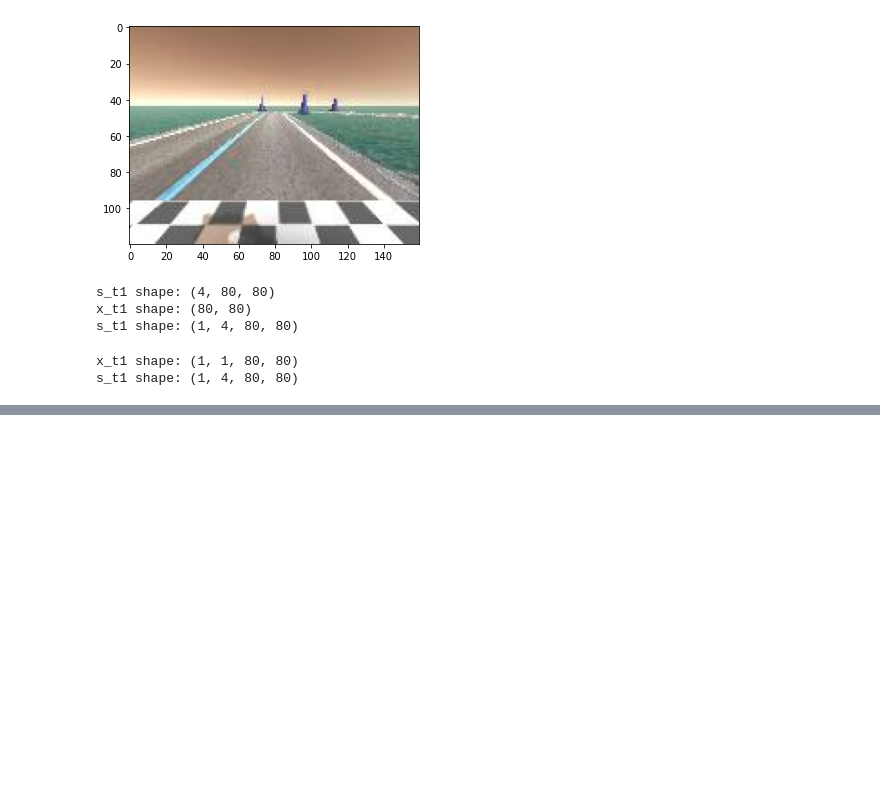
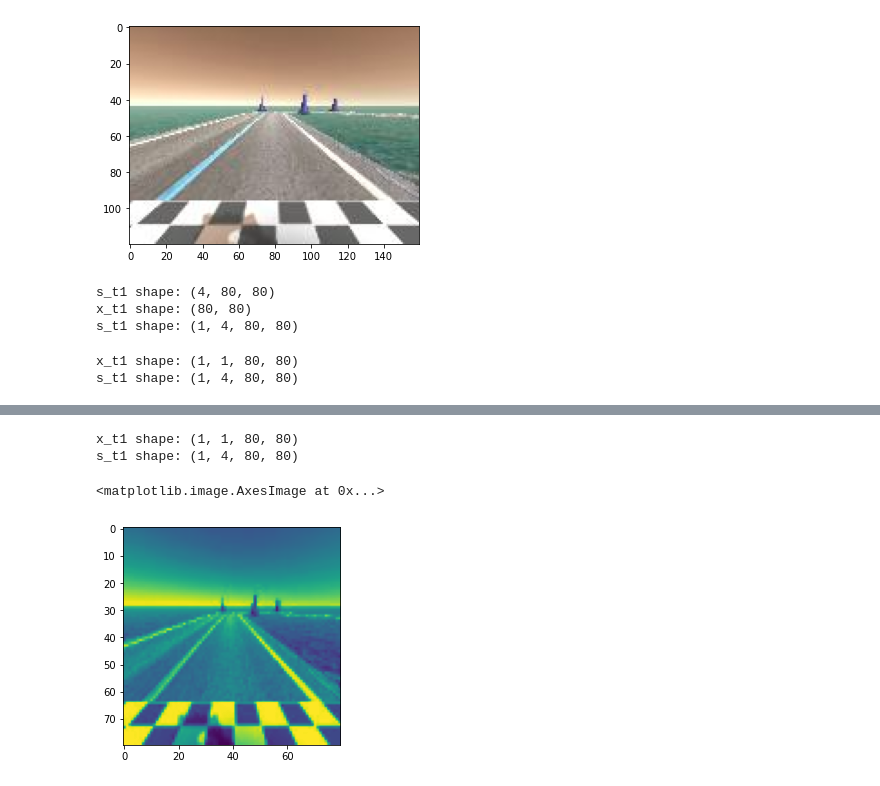
Before and after one commit to Toefinder/DonkeyCar_RLautonomous, a Jupyter notebook: projects/LSTM.ipynb, the cells around one changed output, grey strips where cells are left out. Cells and saved outputs as stored; diff of their text form; code cells hidden in the pictures; blank space fills up the shorter version.

```diff
--- a/projects/LSTM.ipynb
+++ b/projects/LSTM.ipynb
@@ -260,0 +268,17 @@ s_t1 shape: (1, 4, 80, 80)
+# %%
+next_obs = cv2.imread("images/1283_cam-image_array_.jpg")
+# plt.imshow(agent.process_image(next_obs)) # debug
+# plt.savefig("{}.png".format(agent.t)) # debug
+x_t1 = process_image(next_obs)
+x_t1 = x_t1.reshape(1, 1, x_t1.shape[0], x_t1.shape[1])  # 1x1x80x80
+s_t1 = np.append(s_t[:, 1:, :, :], x_t1, axis=1)  # 1x4x80x80
+print("x_t1 shape:", x_t1.shape)
+print("s_t1 shape:", s_t1.shape)
+# %% [output]
+x_t1 shape: (1, 1, 80, 80)
+s_t1 shape: (1, 4, 80, 80)
+# %%
+plt.imshow(s_t1[0,0,:,:])
+# %% [output]
+<matplotlib.image.AxesImage at 0x...>
+[figure, added]
```
Also changed, not shown: parts of 13 cells of this notebook, 2 other files.
